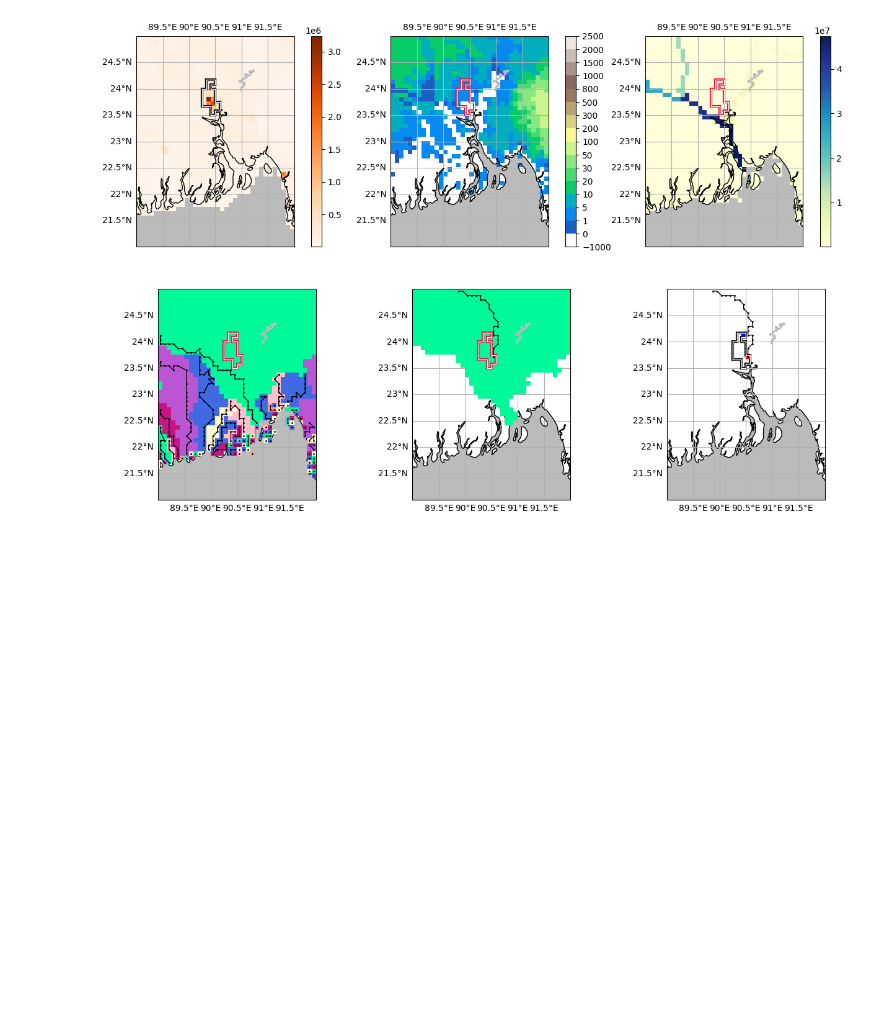
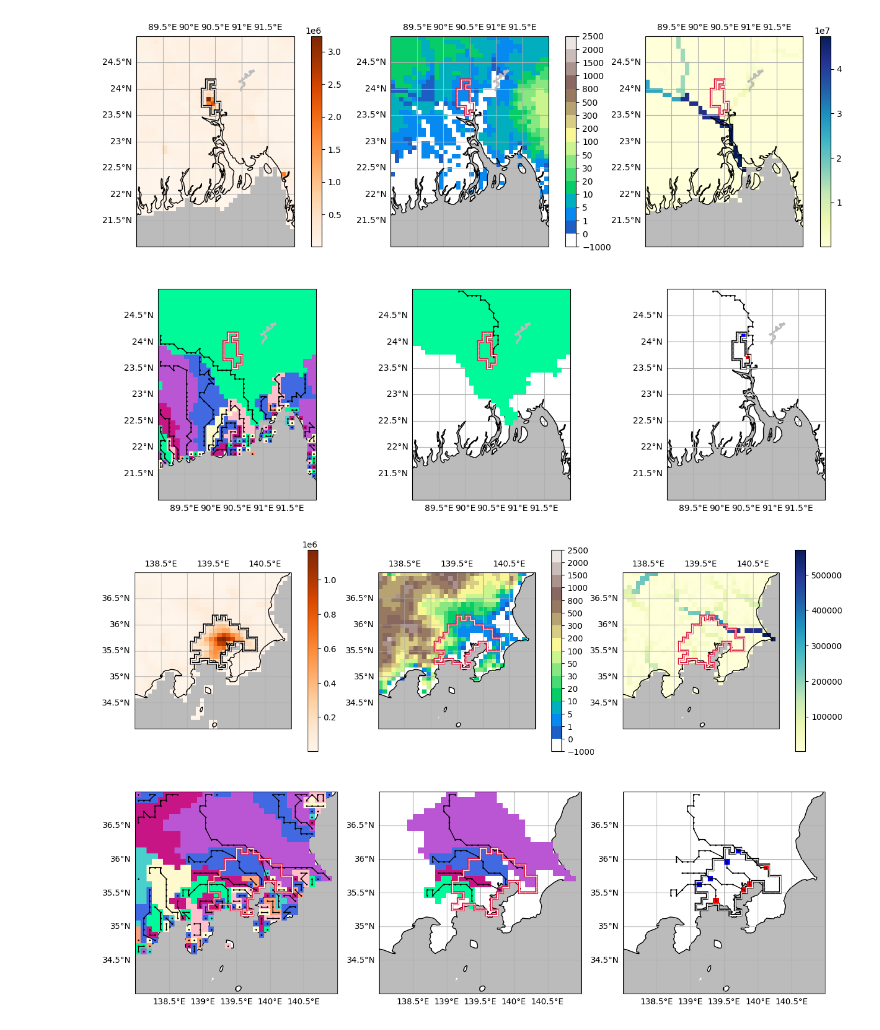
Before and after one commit to HalKiyo/h08_urban, a Jupyter notebook: region/pst/comparison_HE_2021.ipynb, the cells around one changed output. Saved outputs shown, nothing was run; the diff lists cells and outputs as text; code cells hidden in the pictures; blank space fills up the shorter version.

```diff
--- a/region/pst/comparison_HE_2021.ipynb
+++ b/region/pst/comparison_HE_2021.ipynb
@@ -1087,13 +1090,12 @@ plot_prf_swg(result[0], result[1], result[20], result[21])
 [figure]
 [figure]
 # %%
-def subfigure(city_num=11, country_name=None):
+def subfigure(city_num=11, left=89, right=92, bottom=21, top=25, country_name=None):
 #---------------------------------------------------------------------------------------------------------------
 #   Initialization
 #---------------------------------------------------------------------------------------------------------------
     remove_grid = 5 # minimum number of grids in one basin
     innercity_grid = 2 # minimum number of main river grid within city mask
-    left, right, bottom, top = 89, 92, 21, 25
 
 #---------------------------------------------------------------------------------------------------------------
 #   get variables
@@ -1122,4 +1124,6 @@ river over innercity_grid does not exit within city
 no purification, eplore_prf is activated
 [figure]
 # %%
-subfigure()
+subfigure(city_num=1, left=138, right=141, bottom=34, top=37)
+# %% [output]
+[figure, added]
```
Also changed, not shown: parts of 10 cells of this notebook.
